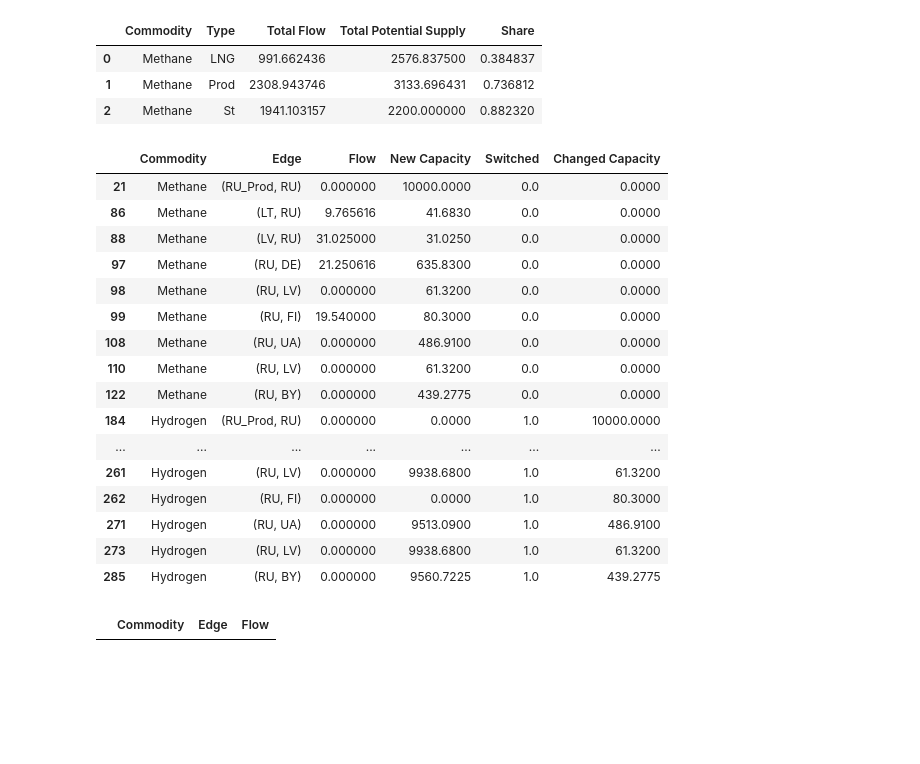
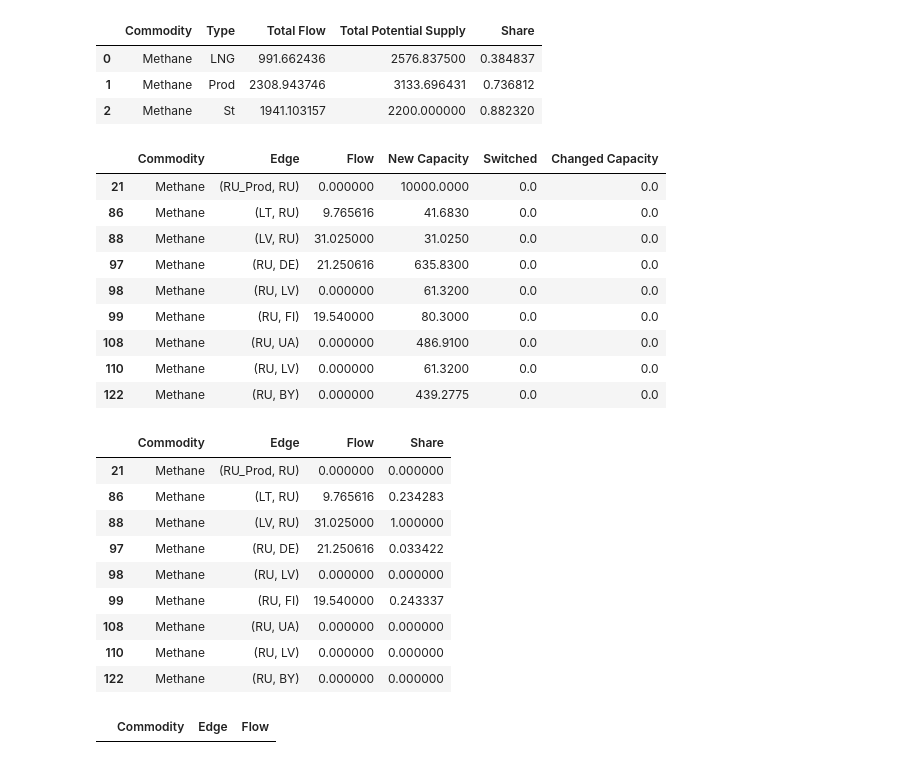
Before and after one commit to CSEI-EU/gas_infrastructure_model, a Jupyter notebook: 00_code_base/02_unidirectional/Russian_Case_and_LNG.ipynb, the cells around one changed output. Saved outputs shown, nothing was run; the diff lists cells and outputs as text; code cells hidden in the pictures; blank space fills up the shorter version.

Commit message:
move function to filter for specific countries

```diff
--- a/00_code_base/02_unidirectional/Russian_Case_and_LNG.ipynb
+++ b/00_code_base/02_unidirectional/Russian_Case_and_LNG.ipynb
@@ -326,32 +326,42 @@ result_supply_wo_ru_df
 | 0 | Methane | LNG | 991.662436 | 2576.837500 | 0.384837 |
 | 1 | Methane | Prod | 2308.943746 | 3133.696431 | 0.736812 |
 | 2 | Methane | St | 1941.103157 | 2200.000000 | 0.882320 |
-# %%
-search_element = 'RU'
-
-# Filter rows based on whether the search element is present in 'Column1'
-string_df = results_df[results_df['Edge'].astype(str).str.contains(search_element, case=False, na=False)]
-
-# Display the resulting DataFrame
-string_df
-# %% [output]
-|  | Commodity | Edge | Flow | New Capacity | Switched | Changed Capacity |
-| 21 | Methane | (RU_Prod, RU) | 0.000000 | 10000.0000 | 0.0 | 0.0000 |
-| 86 | Methane | (LT, RU) | 9.765616 | 41.6830 | 0.0 | 0.0000 |
-| 88 | Methane | (LV, RU) | 31.025000 | 31.0250 | 0.0 | 0.0000 |
-| 97 | Methane | (RU, DE) | 21.250616 | 635.8300 | 0.0 | 0.0000 |
-| 98 | Methane | (RU, LV) | 0.000000 | 61.3200 | 0.0 | 0.0000 |
-| 99 | Methane | (RU, FI) | 19.540000 | 80.3000 | 0.0 | 0.0000 |
-| 108 | Methane | (RU, UA) | 0.000000 | 486.9100 | 0.0 | 0.0000 |
-| 110 | Methane | (RU, LV) | 0.000000 | 61.3200 | 0.0 | 0.0000 |
-| 122 | Methane | (RU, BY) | 0.000000 | 439.2775 | 0.0 | 0.0000 |
-| 184 | Hydrogen | (RU_Prod, RU) | 0.000000 | 0.0000 | 1.0 | 10000.0000 |
-| ... | ... | ... | ... | ... | ... | ... |
-| 261 | Hydrogen | (RU, LV) | 0.000000 | 9938.6800 | 1.0 | 61.3200 |
-| 262 | Hydrogen | (RU, FI) | 0.000000 | 0.0000 | 1.0 | 80.3000 |
-| 271 | Hydrogen | (RU, UA) | 0.000000 | 9513.0900 | 1.0 | 486.9100 |
-| 273 | Hydrogen | (RU, LV) | 0.000000 | 9938.6800 | 1.0 | 61.3200 |
-| 285 | Hydrogen | (RU, BY) | 0.000000 | 9560.7225 | 1.0 | 439.2775 |
+# %%
+search_element = 'RU'  # Example search element to look for in the 'Edge' column
+commodity = 'Methane'  # Example commodity to filter by (optional)
+
+# Call the function to filter the rows
+filtered_df = filter_rows_by_search_element_and_commodity(results_df, 'Edge', search_element, commodity)
+filtered_df
+# %% [output]
+|  | Commodity | Edge | Flow | New Capacity | Switched | Changed Capacity |
+| 21 | Methane | (RU_Prod, RU) | 0.000000 | 10000.0000 | 0.0 | 0.0 |
+| 86 | Methane | (LT, RU) | 9.765616 | 41.6830 | 0.0 | 0.0 |
+| 88 | Methane | (LV, RU) | 31.025000 | 31.0250 | 0.0 | 0.0 |
+| 97 | Methane | (RU, DE) | 21.250616 | 635.8300 | 0.0 | 0.0 |
+| 98 | Methane | (RU, LV) | 0.000000 | 61.3200 | 0.0 | 0.0 |
+| 99 | Methane | (RU, FI) | 19.540000 | 80.3000 | 0.0 | 0.0 |
+| 108 | Methane | (RU, UA) | 0.000000 | 486.9100 | 0.0 | 0.0 |
+| 110 | Methane | (RU, LV) | 0.000000 | 61.3200 | 0.0 | 0.0 |
+| 122 | Methane | (RU, BY) | 0.000000 | 439.2775 | 0.0 | 0.0 |
+# %%
+search_element = 'RU'  # Example search element to look for in the 'Edge' column
+commodity = 'Methane'  # Example commodity to filter by (optional)
+
+# Call the function to filter the rows
+filtered_df = filter_rows_by_search_element(methane_results_df, 'Edge', search_element)
+filtered_df
+# %% [output]
+|  | Commodity | Edge | Flow | Share |
+| 21 | Methane | (RU_Prod, RU) | 0.000000 | 0.000000 |
+| 86 | Methane | (LT, RU) | 9.765616 | 0.234283 |
+| 88 | Methane | (LV, RU) | 31.025000 | 1.000000 |
+| 97 | Methane | (RU, DE) | 21.250616 | 0.033422 |
+| 98 | Methane | (RU, LV) | 0.000000 | 0.000000 |
+| 99 | Methane | (RU, FI) | 19.540000 | 0.243337 |
+| 108 | Methane | (RU, UA) | 0.000000 | 0.000000 |
+| 110 | Methane | (RU, LV) | 0.000000 | 0.000000 |
+| 122 | Methane | (RU, BY) | 0.000000 | 0.000000 |
 # %%
 #get just excess for methane out of the excess_df
 methane_excess_df = excess_df[excess_df['Commodity'].str.contains('Methane', case=False)]
```
Also changed, not shown: parts of 3 cells of this notebook, 1 other file.
